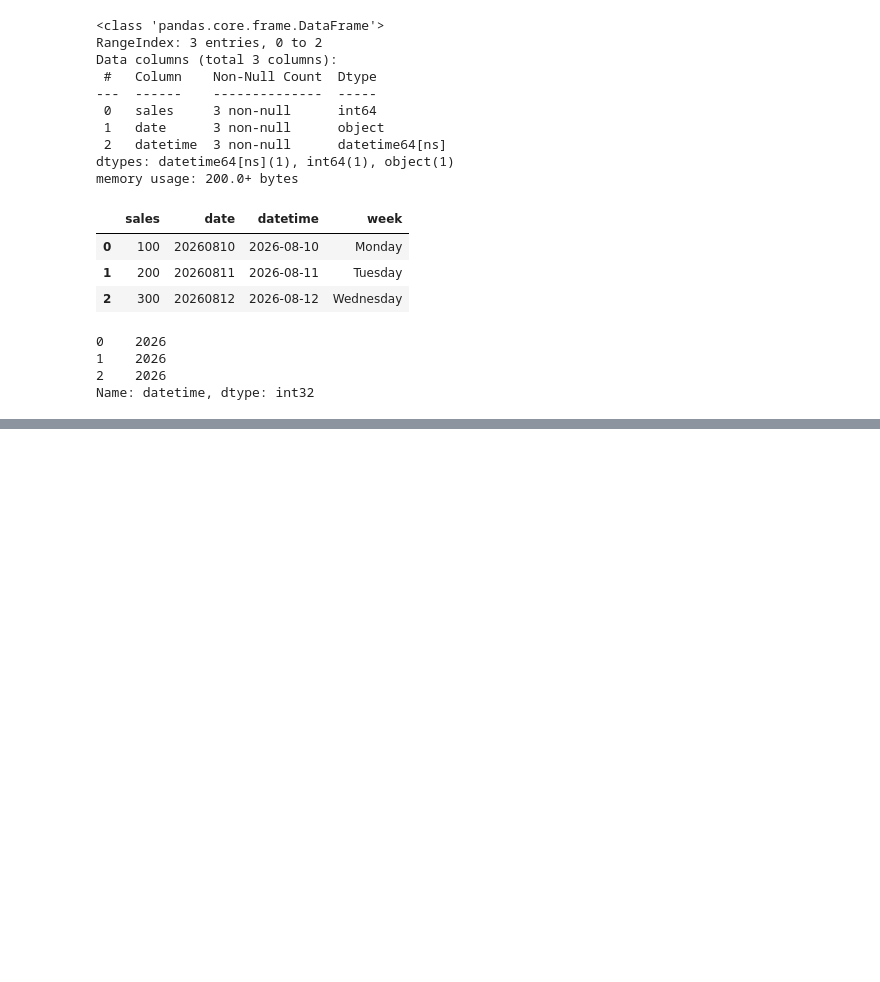
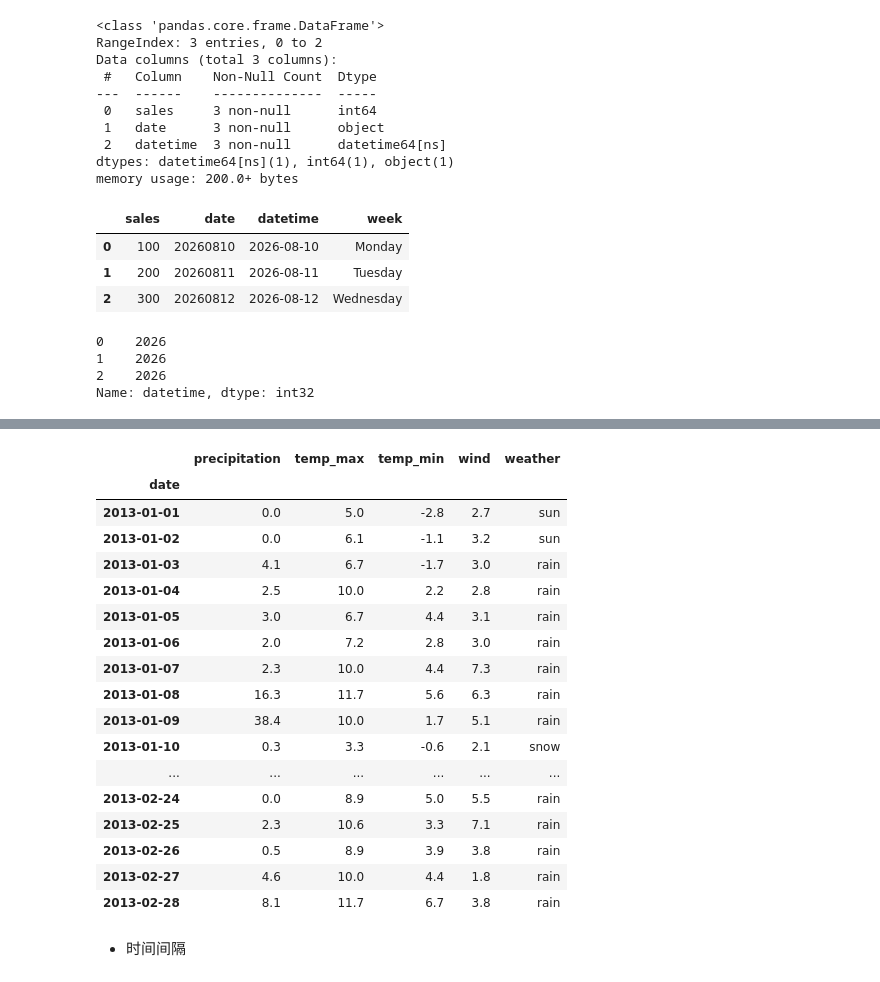
Before and after one commit to zimiao-dev/Python-Data-Analysis-Learning, a Jupyter notebook: 03_data_analysis/data_processing.ipynb, the cells around one changed output, grey strips where cells are left out. Cells and saved outputs as stored; diff of their text form; code cells hidden in the pictures; blank space fills up the shorter version.

```diff
--- a/03_data_analysis/data_processing.ipynb
+++ b/03_data_analysis/data_processing.ipynb
@@ -109,0 +178,4 @@ Name: datetime, dtype: int32
+# %%
+# 导入csv 时就对日期进行解析
+
+df = pd.read_csv('../data/weather.csv', parse_dates=['date'])
@@ -109,0 +229,3 @@ Name: datetime, dtype: int32
+# %%
+# 日期数据作为索引
+df.set_index('date', inplace=True) # 把'date'设置为原df的索引
@@ -109,0 +249,23 @@ Name: datetime, dtype: int32
+# %%
+df.loc['2013-01':'2013-02'] # 日期设为索引后，使用索引切片就可以取出某个时间段的数据
+# %% [output]
+|  | precipitation | temp_max | temp_min | wind | weather |
+| date |  |  |  |  |  |
+| 2013-01-01 | 0.0 | 5.0 | -2.8 | 2.7 | sun |
+| 2013-01-02 | 0.0 | 6.1 | -1.1 | 3.2 | sun |
+| 2013-01-03 | 4.1 | 6.7 | -1.7 | 3.0 | rain |
+| 2013-01-04 | 2.5 | 10.0 | 2.2 | 2.8 | rain |
+| 2013-01-05 | 3.0 | 6.7 | 4.4 | 3.1 | rain |
+| 2013-01-06 | 2.0 | 7.2 | 2.8 | 3.0 | rain |
+| 2013-01-07 | 2.3 | 10.0 | 4.4 | 7.3 | rain |
+| 2013-01-08 | 16.3 | 11.7 | 5.6 | 6.3 | rain |
+| 2013-01-09 | 38.4 | 10.0 | 1.7 | 5.1 | rain |
+| 2013-01-10 | 0.3 | 3.3 | -0.6 | 2.1 | snow |
+| ... | ... | ... | ... | ... | ... |
+| 2013-02-24 | 0.0 | 8.9 | 5.0 | 5.5 | rain |
+| 2013-02-25 | 2.3 | 10.6 | 3.3 | 7.1 | rain |
+| 2013-02-26 | 0.5 | 8.9 | 3.9 | 3.8 | rain |
+| 2013-02-27 | 4.6 | 10.0 | 4.4 | 1.8 | rain |
+| 2013-02-28 | 8.1 | 11.7 | 6.7 | 3.8 | rain |
+# %% [markdown]
+- 时间间隔
```
Also changed, not shown: parts of 37 cells of this notebook.
